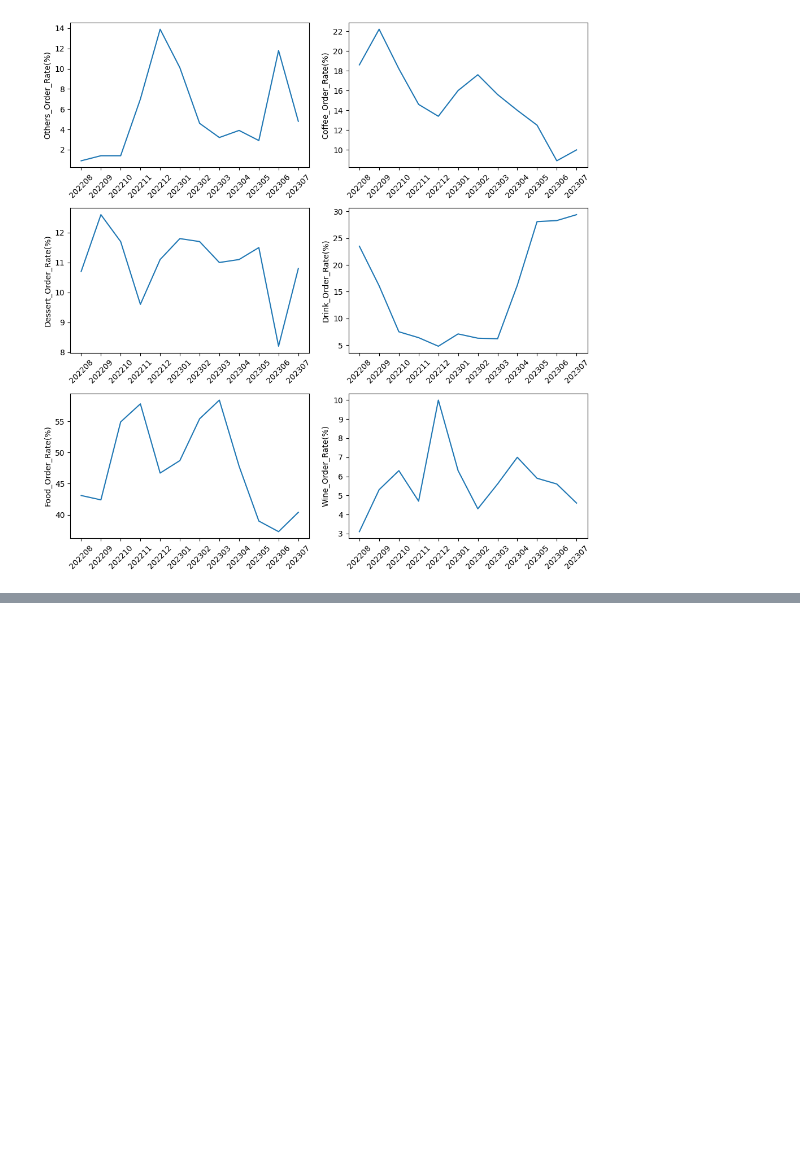
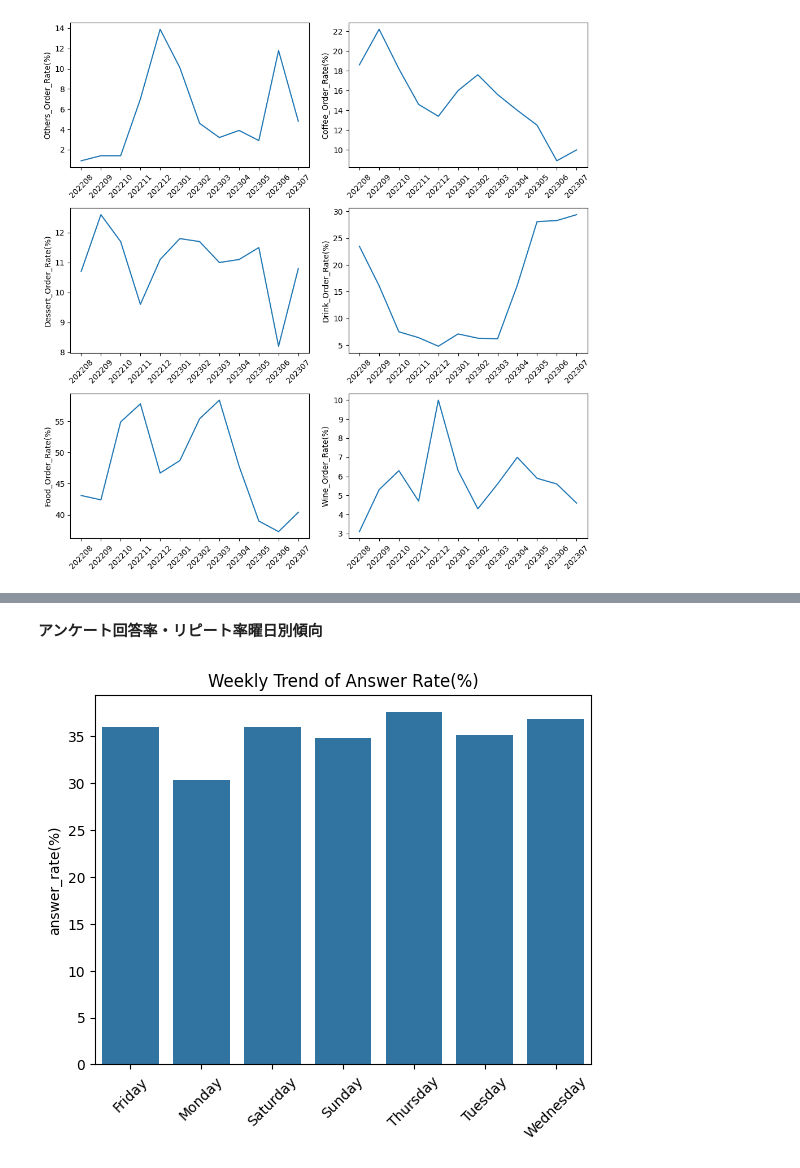
Before and after one commit to YoshiakiAsahara/for-intern, a Jupyter notebook: phase1.ipynb, the cells around one changed output, grey strips where cells are left out. Saved outputs shown, nothing was run; the diff lists cells and outputs as text; code cells hidden in the pictures; blank space fills up the shorter version.

```diff
--- a/phase1.ipynb
+++ b/phase1.ipynb
@@ -591,0 +629,11 @@ plt.show()
+# %% [markdown]
+**アンケート回答率・リピート率曜日別傾向**
+# %%
+#アンケート回答率の曜日別データ可視化
+sns.barplot(x='曜日',y='回答率',data=weekly_all_df)
+plt.xticks(rotation=45)
+plt.xlabel('')
+plt.ylabel('answer_rate(%)')
+plt.title('Weekly Trend of Answer Rate(%)');
+# %% [output]
+[figure, added]
```
Also changed, not shown: parts of 14 cells of this notebook.
